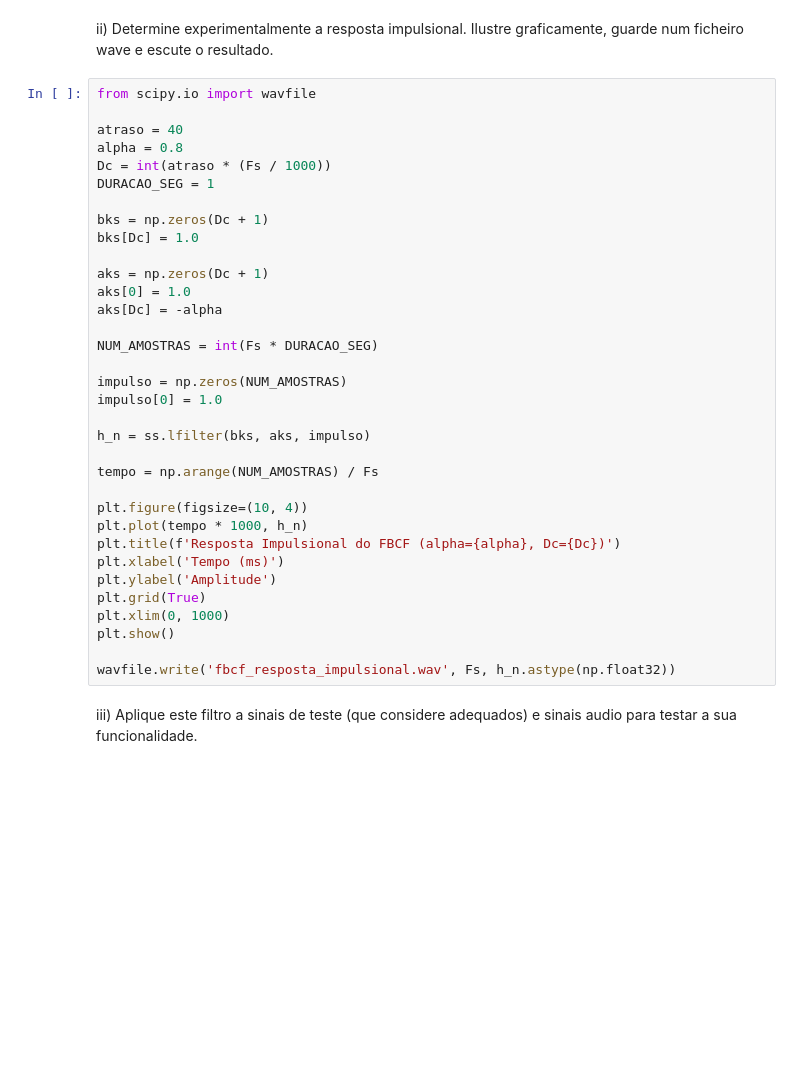
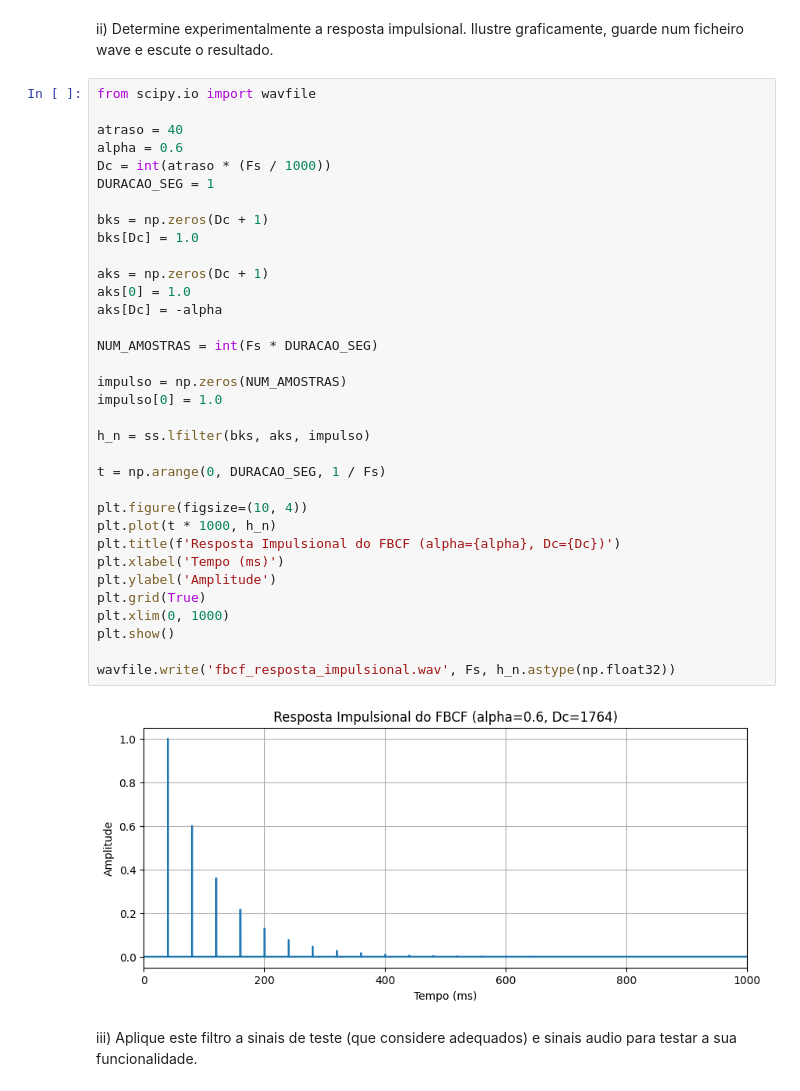
Before and after one commit to Dexiis/PSM-TP1, a Jupyter notebook: Trabalho 1.ipynb, the cells around one changed output. Drawn from its saved outputs; the diff is of its cells as text; blank space fills up the shorter version.

```diff
--- a/Trabalho 1.ipynb
+++ b/Trabalho 1.ipynb
@@ -90,36 +96,38 @@ ii) Determine experimentalmente a resposta impulsional. Ilustre graficamente, gu
 from scipy.io import wavfile
 
 atraso = 40
-alpha = 0.8
+alpha = 0.6
 Dc = int(atraso * (Fs / 1000))
 DURACAO_SEG = 1
 
 bks = np.zeros(Dc + 1)
 bks[Dc] = 1.0
 
 aks = np.zeros(Dc + 1)
 aks[0] = 1.0
 aks[Dc] = -alpha
 
 NUM_AMOSTRAS = int(Fs * DURACAO_SEG)
 
 impulso = np.zeros(NUM_AMOSTRAS)
 impulso[0] = 1.0
 
 h_n = ss.lfilter(bks, aks, impulso)
 
-tempo = np.arange(NUM_AMOSTRAS) / Fs
+t = np.arange(0, DURACAO_SEG, 1 / Fs)
 
 plt.figure(figsize=(10, 4))
-plt.plot(tempo * 1000, h_n)
+plt.plot(t * 1000, h_n)
 plt.title(f'Resposta Impulsional do FBCF (alpha={alpha}, Dc={Dc})')
 plt.xlabel('Tempo (ms)')
 plt.ylabel('Amplitude')
 plt.grid(True)
 plt.xlim(0, 1000)
 plt.show()
 
 wavfile.write('fbcf_resposta_impulsional.wav', Fs, h_n.astype(np.float32))
+# %% [output]
+[figure, added]
 # %% [markdown]
 iii) Aplique este filtro a sinais de teste (que considere adequados) e sinais audio para testar a sua funcionalidade.
 # %%
```
Also changed, not shown: parts of 2 cells of this notebook, 2 other files.
